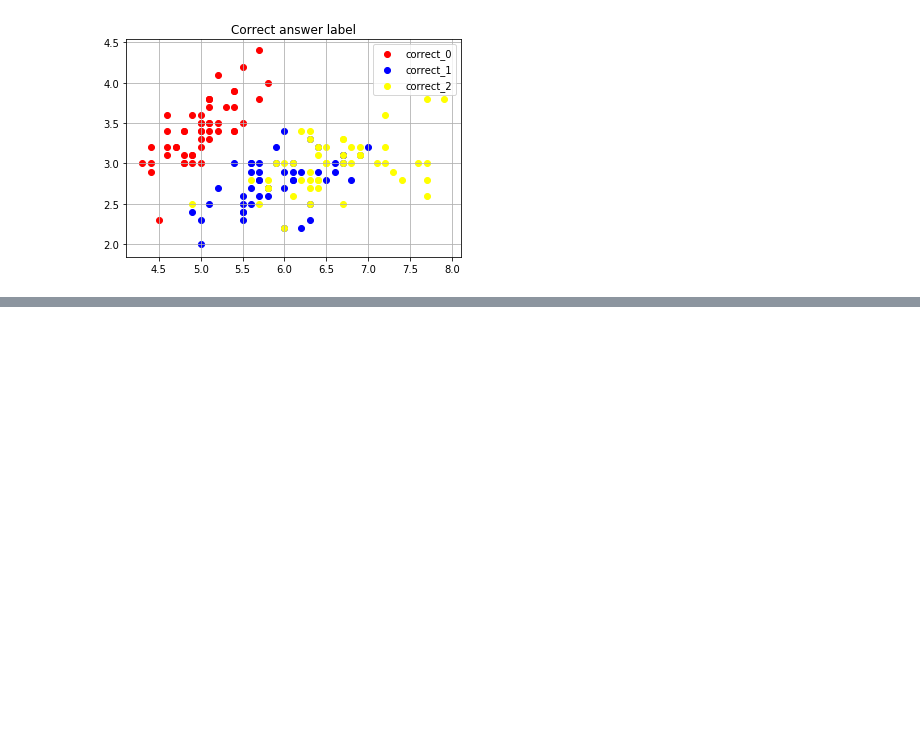
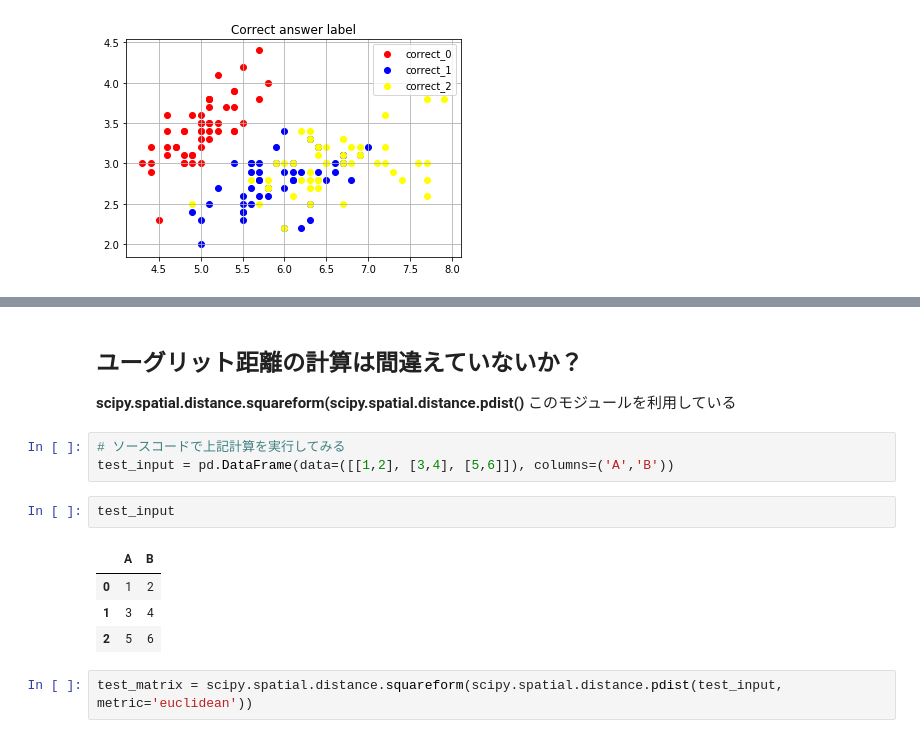
Before and after one commit to mpsamurai/ml-101-exercises, a Jupyter notebook: 02_kNN/teraoka/k-nearest_neighbors.ipynb, the cells around one changed output, grey strips where cells are left out. Saved outputs shown, nothing was run; the diff lists cells and outputs as text; blank space fills up the shorter version.

```diff
--- a/02_kNN/teraoka/k-nearest_neighbors.ipynb
+++ b/02_kNN/teraoka/k-nearest_neighbors.ipynb
@@ -249,0 +255,15 @@ ax.legend(loc='upper right')
+# %% [markdown]
+## ユーグリット距離の計算は間違えていないか？
+**scipy.spatial.distance.squareform(scipy.spatial.distance.pdist()** このモジュールを利用している
+# %%
+# ソースコードで上記計算を実行してみる
+test_input = pd.DataFrame(data=([[1,2], [3,4], [5,6]]), columns=('A','B'))
+# %%
+test_input
+# %% [output]
+|  | A | B |
+| 0 | 1 | 2 |
+| 1 | 3 | 4 |
+| 2 | 5 | 6 |
+# %%
+test_matrix = scipy.spatial.distance.squareform(scipy.spatial.distance.pdist(test_input, metric='euclidean'))
```
Also changed, not shown: parts of 14 cells of this notebook.
